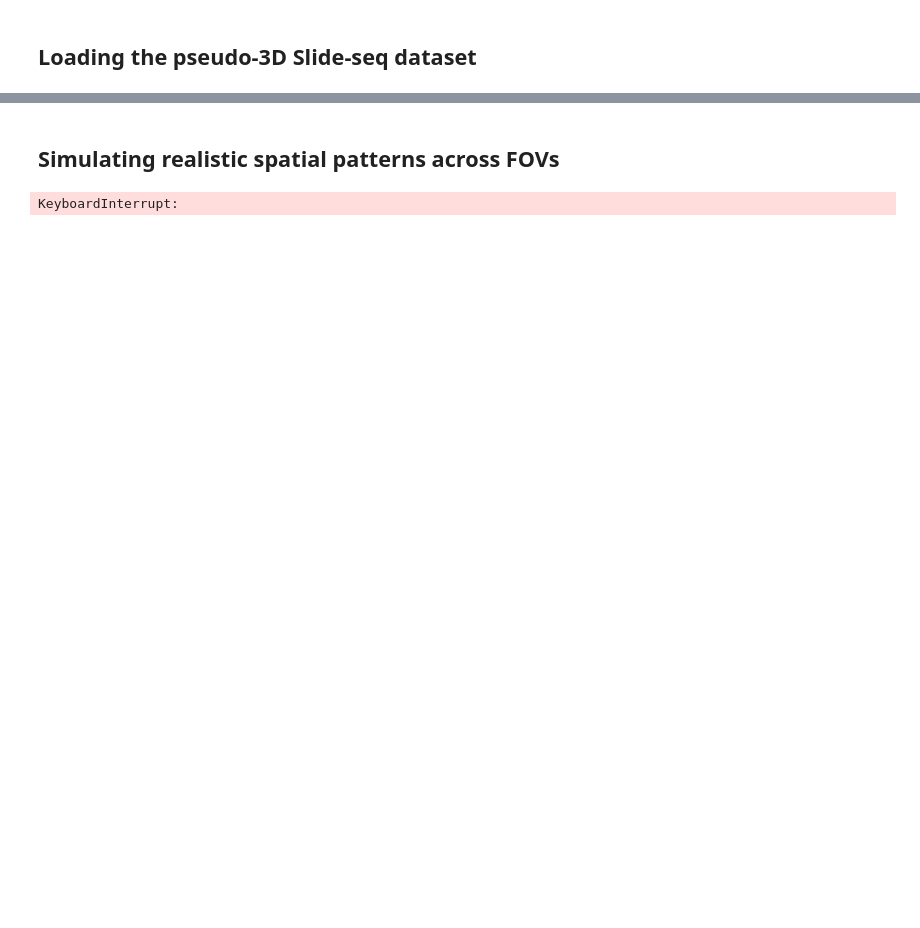
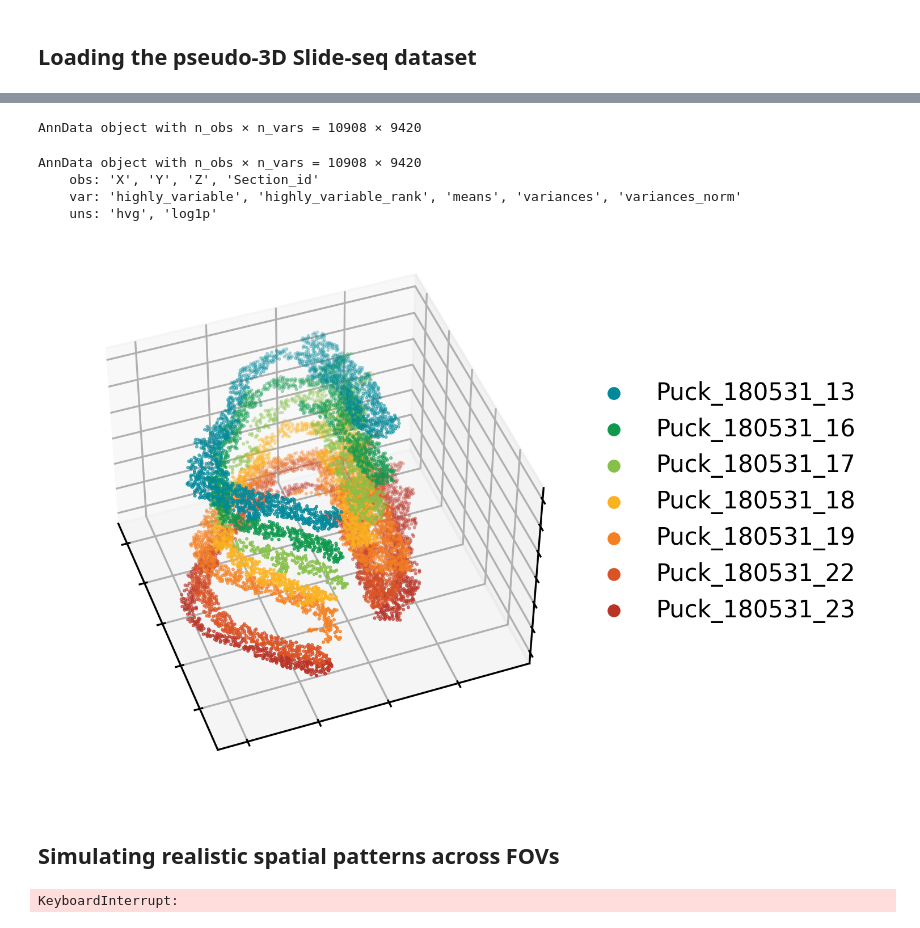
Before and after one commit to alam-shahul/popari, a Jupyter notebook: SpiceMix/metagene_based_pseudo_3D_simulation.ipynb, the cells around one changed output, grey strips where cells are left out. Drawn from its saved outputs; the diff is of its cells as text; code cells hidden in the pictures; blank space fills up the shorter version.

```diff
--- a/SpiceMix/metagene_based_pseudo_3D_simulation.ipynb
+++ b/SpiceMix/metagene_based_pseudo_3D_simulation.ipynb
@@ -9,4 +51,4 @@ from pathlib import Path
 # %% [markdown]
 ## Loading the pseudo-3D Slide-seq dataset
 # %%
-puck_directory = Path("/work/magroup/shahula/spatiotemporal_transcriptomics_integration/data/slideseq/hippocampal_pseudo_3D/Puck_180531_13/")
+puck_directory = Path("/work/magroup/shahula/spatiotemporal_transcriptomics_integration/data/slideseq/hippocampal_pseudo_3D/")
@@ -150,0 +60,17 @@ data.obs
+# %%
+#import STAGATE_pyG
+
+data = pd.read_csv(puck_directory / "STAGATE_preprocessed" /'3D_Hippo_expression.txt', sep='\t', index_col=0)
+Aligned_coor = pd.read_csv(puck_directory / "STAGATE_preprocessed" / 'ICP_Align_Coor.txt', sep='\t', index_col=0)
+
+Aligned_coor.head()
+
+adata = sc.AnnData(data)
+adata
+# %% [output]
+AnnData object with n_obs × n_vars = 10908 × 9420
+# %%
+adata.obs['X'] = Aligned_coor.loc[adata.obs_names, 'X']
+adata.obs['Y'] = Aligned_coor.loc[adata.obs_names, 'Y']
+adata.obs['Z'] = Aligned_coor.loc[adata.obs_names, 'Z']
+adata.obs['Section_id'] = Aligned_coor.loc[adata.obs_names, 'Section']
@@ -151,3 +82,39 @@ data.obs
+# %%
+adata
+# %% [output]
+AnnData object with n_obs × n_vars = 10908 × 9420
+    obs: 'X', 'Y', 'Z', 'Section_id'
+    var: 'highly_variable', 'highly_variable_rank', 'means', 'variances', 'variances_norm'
+    uns: 'hvg', 'log1p'
+# %%
+adata.obsm['spatial'] = adata.obs.loc[:, ['X', 'Y']].values
+# %%
+section_colors = ['#02899A', '#0E994D', '#86C049', '#FBB21F', '#F48022', '#DA5326', '#BA3326']
+fig = plt.figure(figsize=(4, 4), dpi=300)
+ax1 = plt.axes(projection='3d')
+for it, label in enumerate(np.unique(adata.obs['Section_id'])):
+    temp_Coor = adata.obs.loc[adata.obs['Section_id']==label, :]
+    temp_xd = temp_Coor['X']
+    temp_yd = temp_Coor['Y']
+    temp_zd = temp_Coor['Z']
+    ax1.scatter3D(temp_xd, temp_yd, temp_zd, c=section_colors[it],s=0.2, marker="o", label=label)
+
+ax1.set_xlabel('')
+ax1.set_ylabel('')
+ax1.set_zlabel('')
+
+ax1.set_xticklabels([])
+ax1.set_yticklabels([])
+ax1.set_zticklabels([])
+
+plt.legend(bbox_to_anchor=(1,0.8), markerscale=10, frameon=False)
+
+ax1.elev = 45
+ax1.azim = -20
+
+plt.show()
+# %% [output]
+[figure, added]
 # %% [markdown]
 ## Simulating realistic spatial patterns across FOVs
 # %%
```
Also changed, not shown: parts of 33 cells of this notebook, 17 other files.
